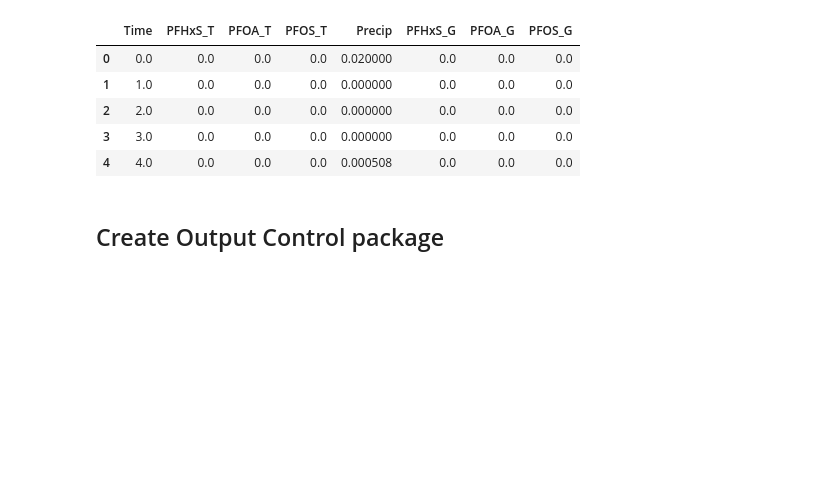
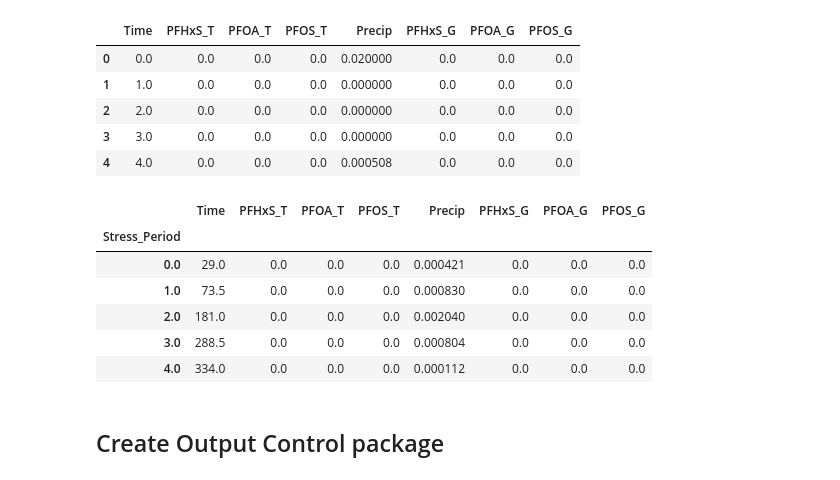
Before and after one commit to jackplogan33/peterson-modflow, a Jupyter notebook: notebooks/01-flow-model.ipynb, the cells around one changed output. Saved outputs shown, nothing was run; the diff lists cells and outputs as text; code cells hidden in the pictures; blank space fills up the shorter version.

```diff
--- a/notebooks/01-flow-model.ipynb
+++ b/notebooks/01-flow-model.ipynb
@@ -644,6 +644,18 @@ conc_ts.head()
 | 2 | 2.0 | 0.0 | 0.0 | 0.0 | 0.000000 | 0.0 | 0.0 | 0.0 |
 | 3 | 3.0 | 0.0 | 0.0 | 0.0 | 0.000000 | 0.0 | 0.0 | 0.0 |
 | 4 | 4.0 | 0.0 | 0.0 | 0.0 | 0.000508 | 0.0 | 0.0 | 0.0 |
+# %%
+# Get bin edges for grouping by stress period
+bin_edges = np.concatenate(([0], np.cumsum(time_steps.astype('int64'))))  # Add initial 0
+
+# 'cut' dataframe by bin edges
+conc_ts["Stress_Period"] = pd.cut(conc_ts.index, bins=bin_edges, labels=False, right=False)
+
+# Group by stress period
+grouped = conc_ts.groupby("Stress_Period").sum()
+
+# divide by num of days for daily rate
+grouped_perday = grouped.div(time_steps.astype('int64'), axis=0)
 # %%
 afff_concentration_factor = 2.0   # Factor to modify concentrations
 golf_concentration_factor = 0.10  # Factor to modify concentrations
@@ -658,6 +670,16 @@ ts_in = {
     'interpolation_methodrecord':[('stepwise', 'stepwise', 'stepwise','stepwise', 'stepwise', 'stepwise', 'stepwise')],
     'timeseries':list(conc_ts.itertuples(index=False, name=None)),
 }
+# %%
+grouped_perday.head()
+# %% [output]
+|  | Time | PFHxS_T | PFOA_T | PFOS_T | Precip | PFHxS_G | PFOA_G | PFOS_G |
+| Stress_Period |  |  |  |  |  |  |  |  |
+| 0.0 | 29.0 | 0.0 | 0.0 | 0.0 | 0.000421 | 0.0 | 0.0 | 0.0 |
+| 1.0 | 73.5 | 0.0 | 0.0 | 0.0 | 0.000830 | 0.0 | 0.0 | 0.0 |
+| 2.0 | 181.0 | 0.0 | 0.0 | 0.0 | 0.002040 | 0.0 | 0.0 | 0.0 |
+| 3.0 | 288.5 | 0.0 | 0.0 | 0.0 | 0.000804 | 0.0 | 0.0 | 0.0 |
+| 4.0 | 334.0 | 0.0 | 0.0 | 0.0 | 0.000112 | 0.0 | 0.0 | 0.0 |
 # %%
 # Read in locations for contamination source cells
 sources = pd.read_csv('../input-files/data-files/tran-source-cells.csv')
```
Also changed, not shown: parts of 3 cells of this notebook.
